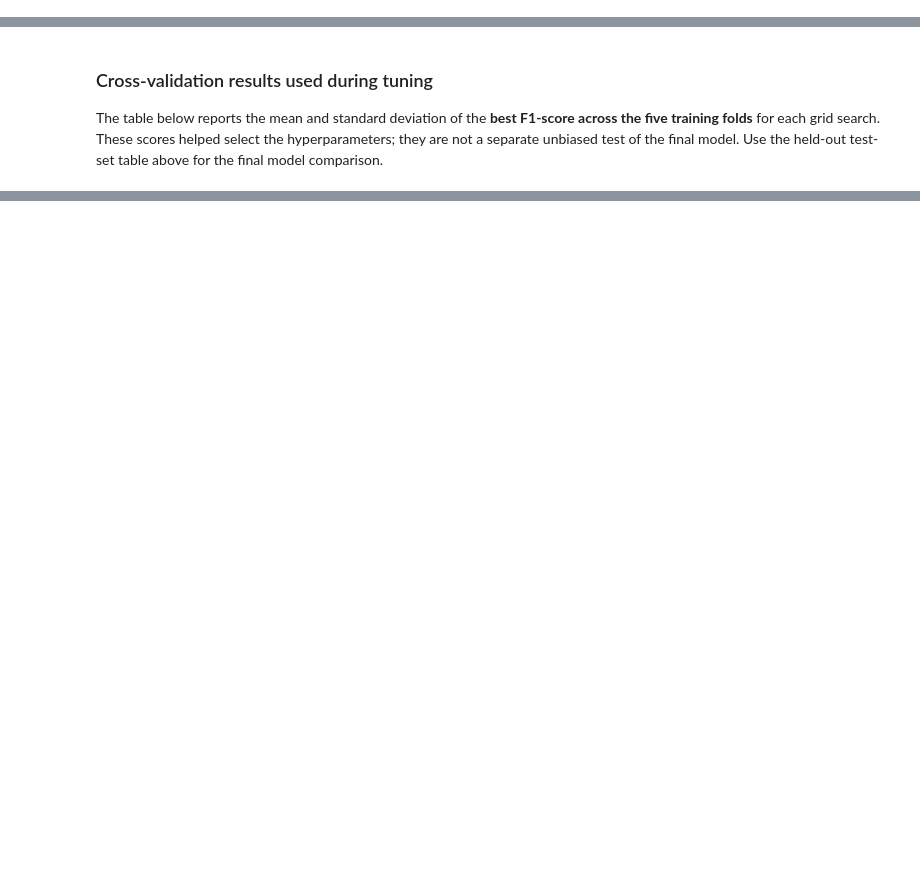
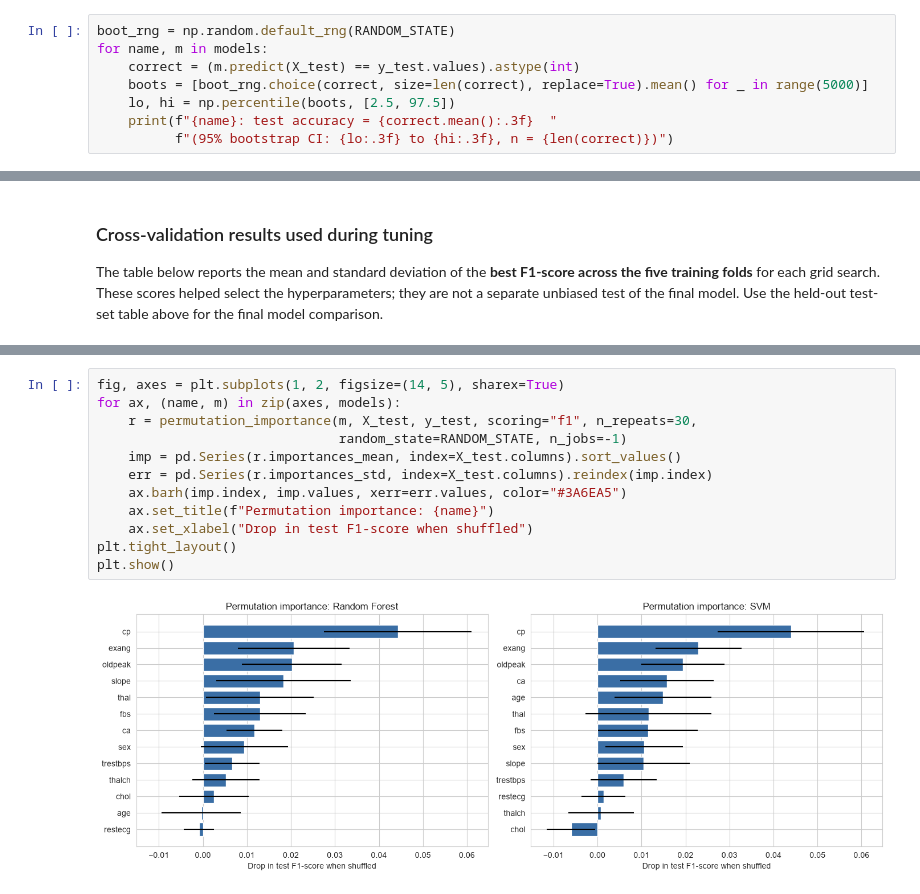
Before and after one commit to Shanaka27/ML_assignment, a Jupyter notebook: ML_Assignment.ipynb, the cells around one changed output, grey strips where cells are left out. Saved outputs shown, nothing was run; the diff lists cells and outputs as text; blank space fills up the shorter version.

```diff
--- a/ML_Assignment.ipynb
+++ b/ML_Assignment.ipynb
@@ -316,0 +394,8 @@ weighted avg       1.00      1.00      1.00       184
+# %%
+boot_rng = np.random.default_rng(RANDOM_STATE)
+for name, m in models:
+    correct = (m.predict(X_test) == y_test.values).astype(int)
+    boots = [boot_rng.choice(correct, size=len(correct), replace=True).mean() for _ in range(5000)]
+    lo, hi = np.percentile(boots, [2.5, 97.5])
+    print(f"{name}: test accuracy = {correct.mean():.3f}  "
+          f"(95% bootstrap CI: {lo:.3f} to {hi:.3f}, n = {len(correct)})")
@@ -366,0 +452,14 @@ plt.show()
+# %%
+fig, axes = plt.subplots(1, 2, figsize=(14, 5), sharex=True)
+for ax, (name, m) in zip(axes, models):
+    r = permutation_importance(m, X_test, y_test, scoring="f1", n_repeats=30,
+                               random_state=RANDOM_STATE, n_jobs=-1)
+    imp = pd.Series(r.importances_mean, index=X_test.columns).sort_values()
+    err = pd.Series(r.importances_std, index=X_test.columns).reindex(imp.index)
+    ax.barh(imp.index, imp.values, xerr=err.values, color="#3A6EA5")
+    ax.set_title(f"Permutation importance: {name}")
+    ax.set_xlabel("Drop in test F1-score when shuffled")
+plt.tight_layout()
+plt.show()
+# %% [output]
+[figure, added]
```
Also changed, not shown: parts of 20 cells of this notebook.
